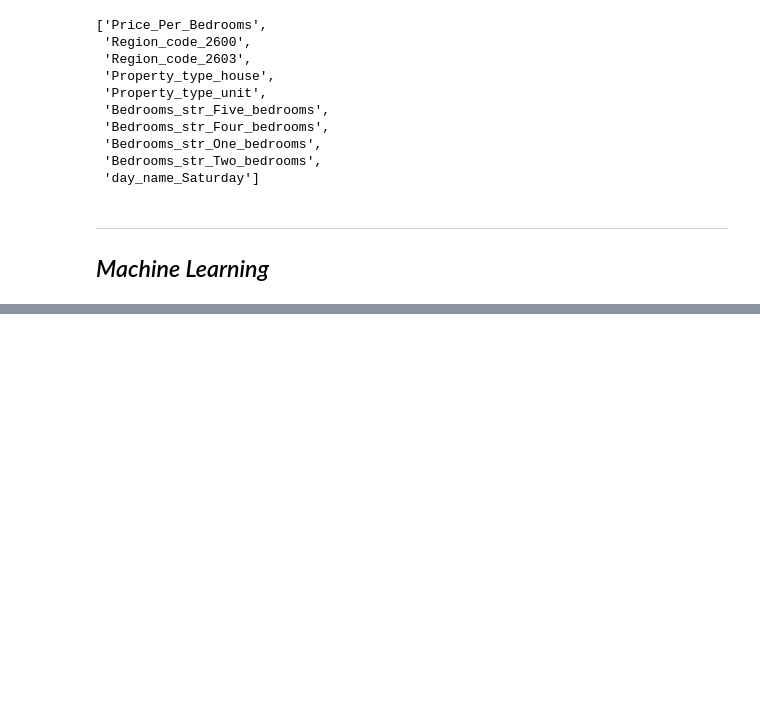
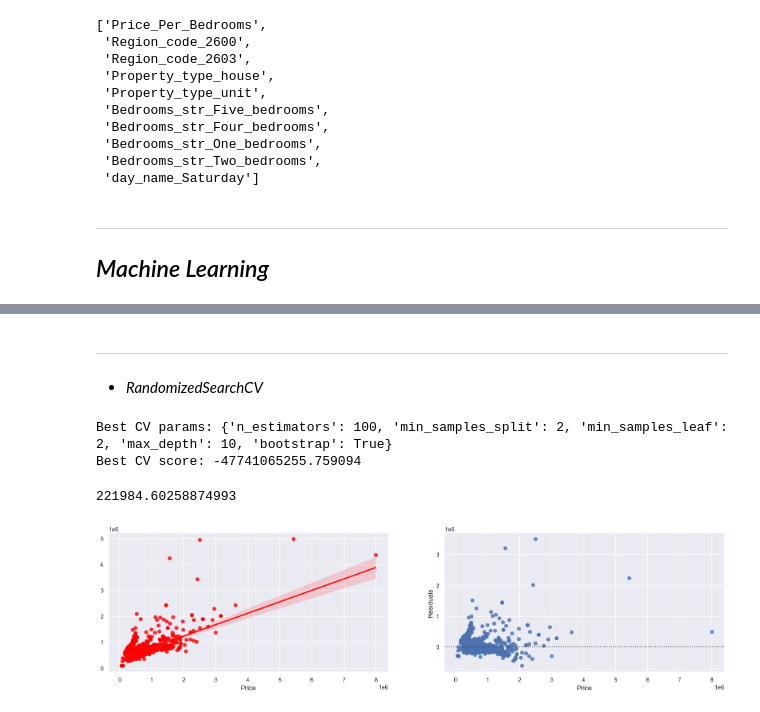
Before and after one commit to omars1234/Home_Prices_analysis, a Jupyter notebook: Home_Price_ML.ipynb, the cells around one changed output, grey strips where cells are left out. Saved outputs shown, nothing was run; the diff lists cells and outputs as text; code cells hidden in the pictures; blank space fills up the shorter version.

```diff
--- a/Home_Price_ML.ipynb
+++ b/Home_Price_ML.ipynb
@@ -712,0 +653,50 @@ Test R²: -3.368722903186512e+25
+# %% [markdown]
+---
+* *RandomizedSearchCV*
+# %%
+models = {
+                "RandomForestRegressor": RandomForestRegressor()
+        }
+
+RFsearch ={
+            'n_estimators': [100, 200, 300],
+            'max_depth': [2, 5, 10],
+            'min_samples_split': [2, 5],
+            'min_samples_leaf': [1, 2],
+            'bootstrap': [True, False]
+            }
+
+
+from sklearn.model_selection import GridSearchCV,RandomizedSearchCV
+grid_search = RandomizedSearchCV(
+    RandomForestRegressor(random_state=42),
+    param_distributions=RFsearch,
+    cv=5,
+    scoring='neg_mean_squared_error',
+    n_jobs=-1,
+    return_train_score=True
+)
+
+x_train, x_val, y_train, y_val = train_test_split(preprocessed_data, y, test_size=0.2)
+grid_search.fit(x_train, y_train)
+
+print("Best CV params:", grid_search.best_params_)
+print("Best CV score:", grid_search.best_score_)
+# %% [output]
+Best CV params: {'n_estimators': 100, 'min_samples_split': 2, 'min_samples_leaf': 2, 'max_depth': 10, 'bootstrap': True}
+Best CV score: -47741065255.759094
+# %%
+best_model = RandomForestRegressor(**grid_search.best_params_)
+best_model.fit(x_train,y_train)
+best_model_pred=best_model.predict(x_val)
+print(np.sqrt(mean_squared_error(y_val,best_model_pred)))
+plt.subplot(221)
+sns.regplot(x=y_val,y=best_model_pred,ci=95,color ='red')
+
+plt.subplot(222)
+sns.residplot(x=y_val,y=best_model_pred)
+plt.xlabel("Price")
+plt.ylabel("Residuals");
+# %% [output]
+221984.60258874993
+[figure, added]
```
Also changed, not shown: parts of 10 cells of this notebook.
